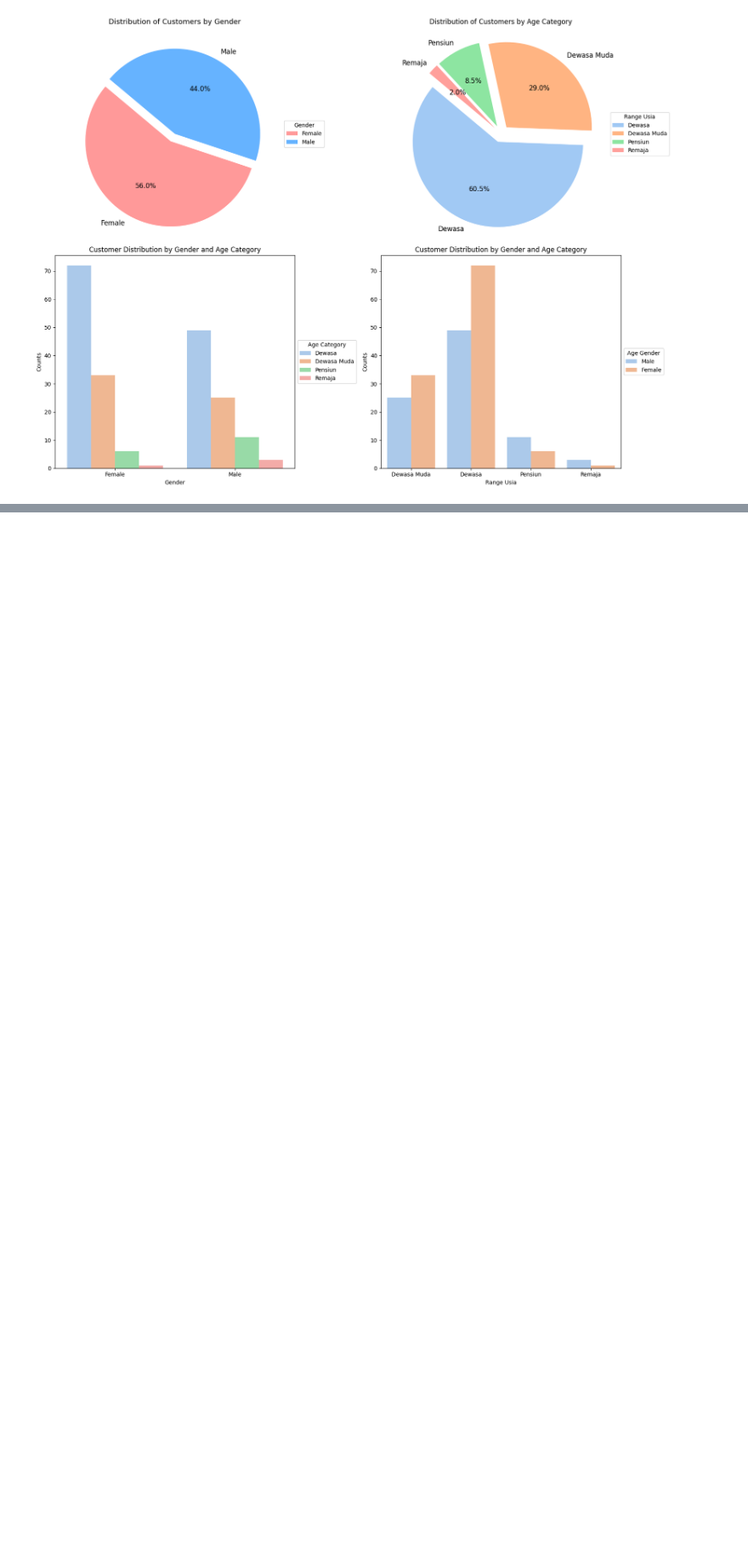
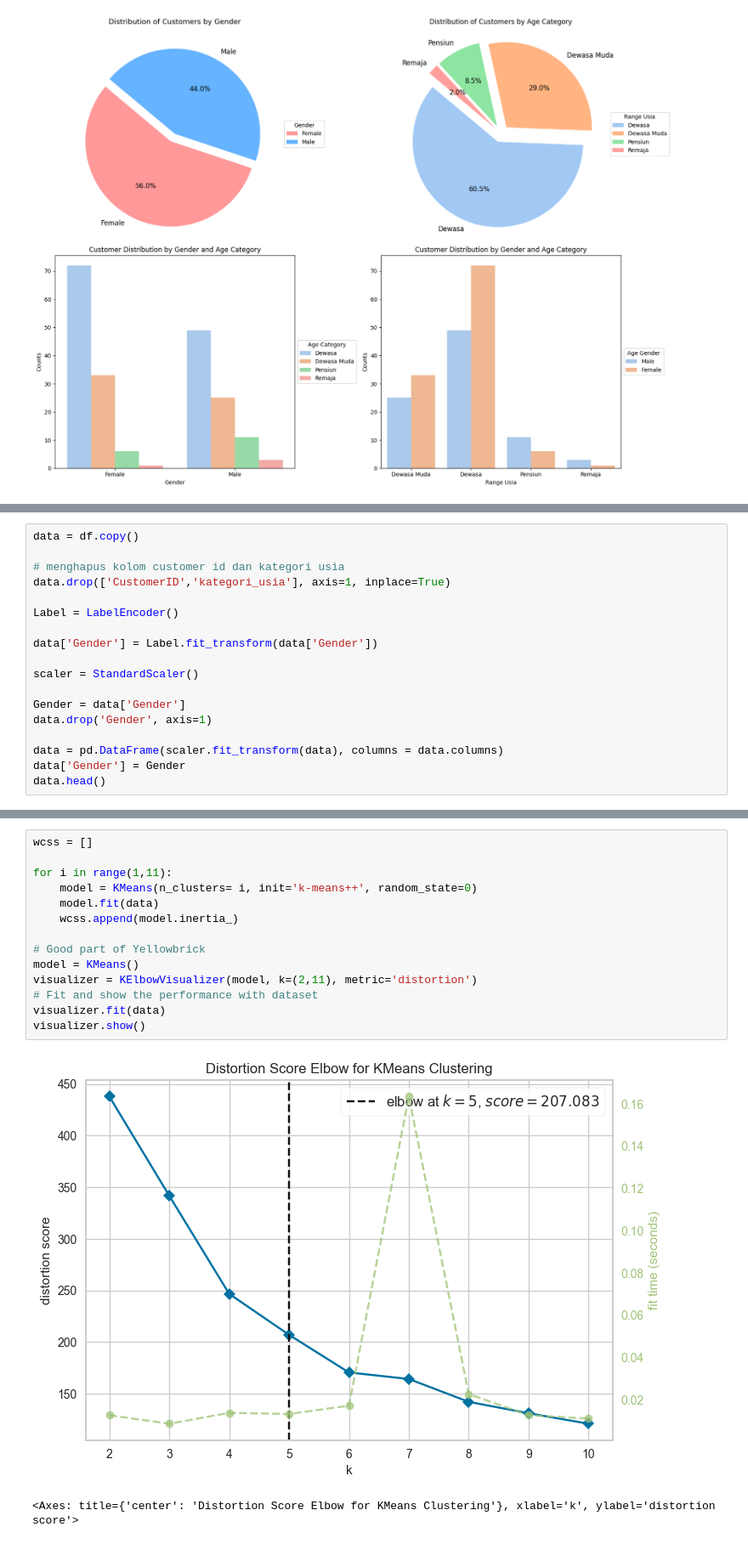
Before and after one commit to BlackBox-Ops/ML-Customer-Segmentation, a Jupyter notebook: notebooks/analisis_eda.ipynb, the cells around one changed output, grey strips where cells are left out. Shown at 85% size. Saved outputs shown, nothing was run; the diff lists cells and outputs as text; blank space fills up the shorter version.

Commit message:
melakukan preprocessing dan mencari nilai k optimal untuk model k-means

```diff
--- a/notebooks/analisis_eda.ipynb
+++ b/notebooks/analisis_eda.ipynb
@@ -1246,0 +1293,18 @@ plt.show()
+# %%
+data = df.copy()
+
+# menghapus kolom customer id dan kategori usia
+data.drop(['CustomerID','kategori_usia'], axis=1, inplace=True)
+
+Label = LabelEncoder()
+
+data['Gender'] = Label.fit_transform(data['Gender'])
+
+scaler = StandardScaler()
+
+Gender = data['Gender']
+data.drop('Gender', axis=1)
+
+data = pd.DataFrame(scaler.fit_transform(data), columns = data.columns)
+data['Gender'] = Gender
+data.head()
@@ -1246,0 +1333,17 @@ plt.show()
+# %%
+wcss = []
+
+for i in range(1,11):
+    model = KMeans(n_clusters= i, init='k-means++', random_state=0)
+    model.fit(data)
+    wcss.append(model.inertia_)
+
+# Good part of Yellowbrick
+model = KMeans()
+visualizer = KElbowVisualizer(model, k=(2,11), metric='distortion')
+# Fit and show the performance with dataset
+visualizer.fit(data)
+visualizer.show()
+# %% [output]
+[figure, added]
+<Axes: title={'center': 'Distortion Score Elbow for KMeans Clustering'}, xlabel='k', ylabel='distortion score'>
```
Also changed, not shown: parts of 8 cells of this notebook.
